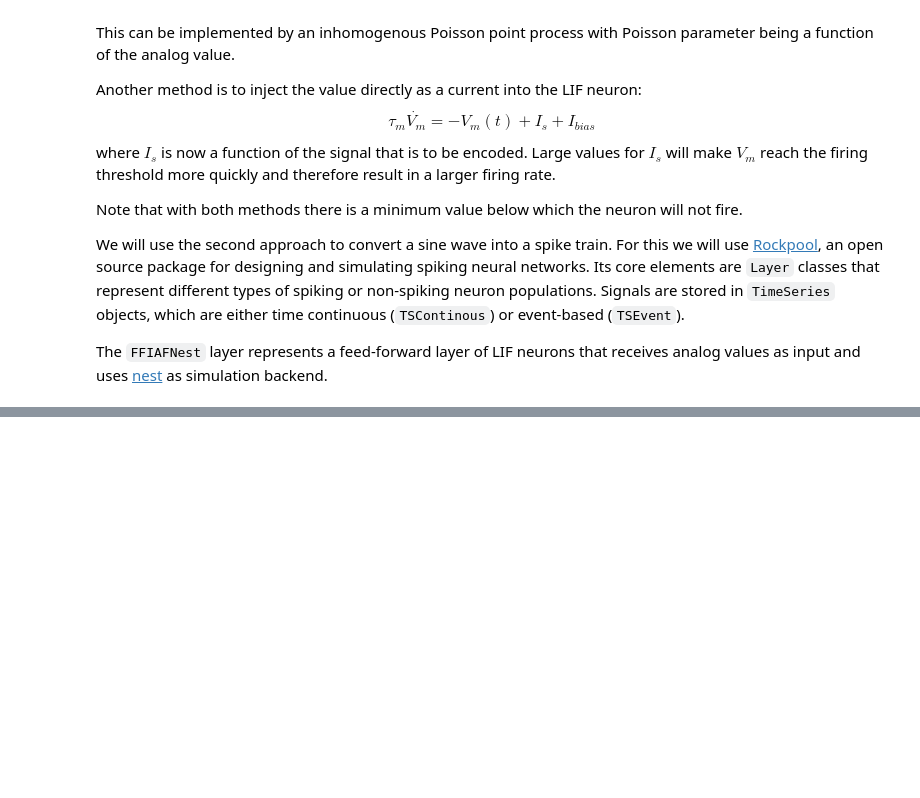
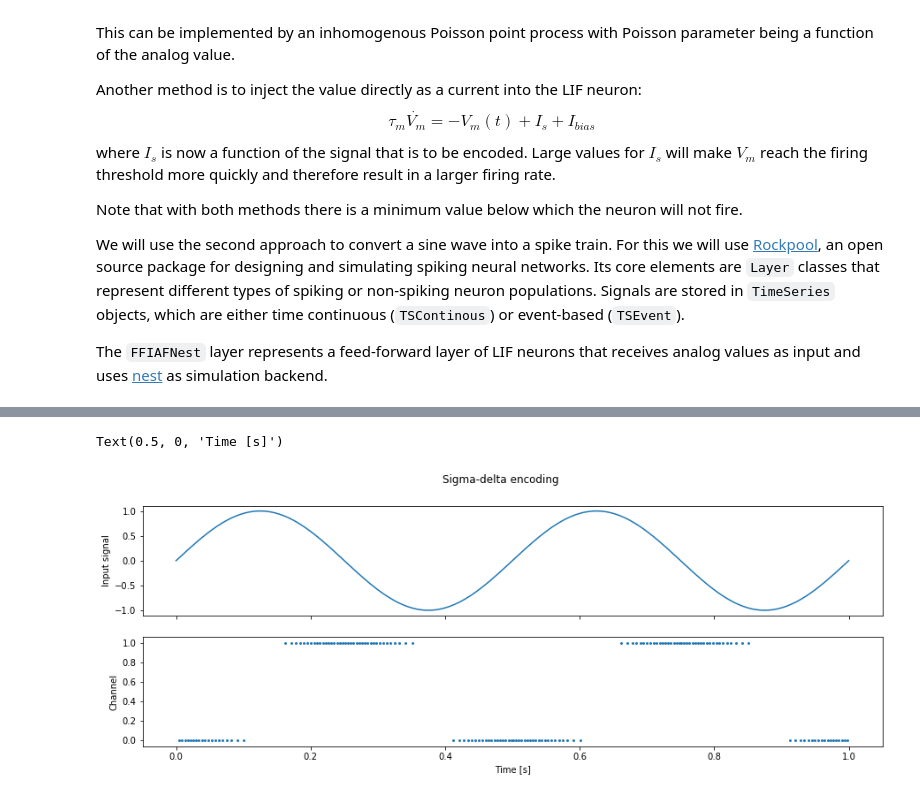
Before and after one commit to synsense/snn-workshop-amld-2020, a Jupyter notebook: Notebooks/IntroToReservoirs/Reservoir computing.ipynb, the cells around one changed output, grey strips where cells are left out. Saved outputs shown, nothing was run; the diff lists cells and outputs as text; code cells hidden in the pictures; blank space fills up the shorter version.

```diff
--- a/Notebooks/IntroToReservoirs/Reservoir computing.ipynb
+++ b/Notebooks/IntroToReservoirs/Reservoir computing.ipynb
@@ -137,0 +137,27 @@ We will again use Rockpool to
+# %%
+from rockpool.layers import FFUpDown
+
+# - Sigma-delta encoder
+sd_layer = FFUpDown(
+    weights=1,
+    dt=0.001,
+    thr_up=0.05,
+    thr_down=0.05,
+    name="sigma_delta",
+)
+
+# - Evolve layer to obtain spiking output - now two channels
+sine_ts -= sine_ts(0)  # Shift sine wave to start at 0 again
+spike_train_sd = sd_layer.evolve(sine_ts)
+
+# - Plot
+fig, axes = plt.subplots(2, sharex=True, figsize=(15,5))
+fig.suptitle("Sigma-delta encoding")
+sine_ts.plot(target=axes[0])
+axes[0].set_ylabel("Input signal")
+spike_train_sd.plot(target=axes[1], s=4)
+axes[1].set_ylabel("Channel")
+axes[1].set_xlabel("Time [s]")
+# %% [output]
+Text(0.5, 0, 'Time [s]')
+[figure, added]
```
Also changed, not shown: parts of 3 cells of this notebook.
